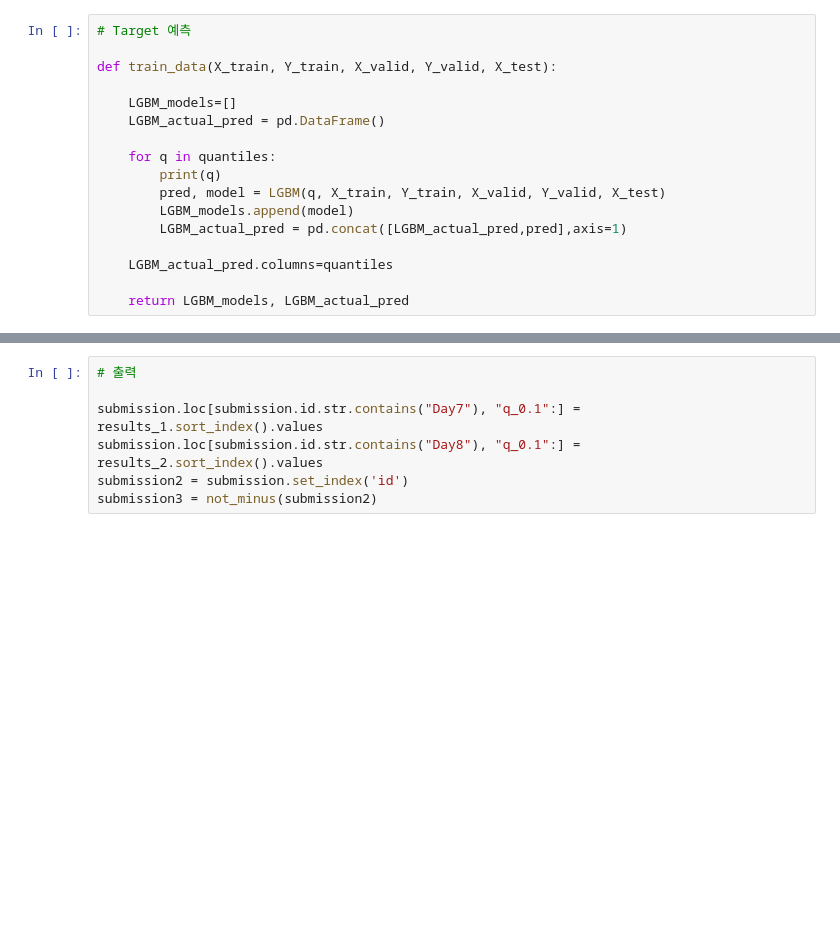
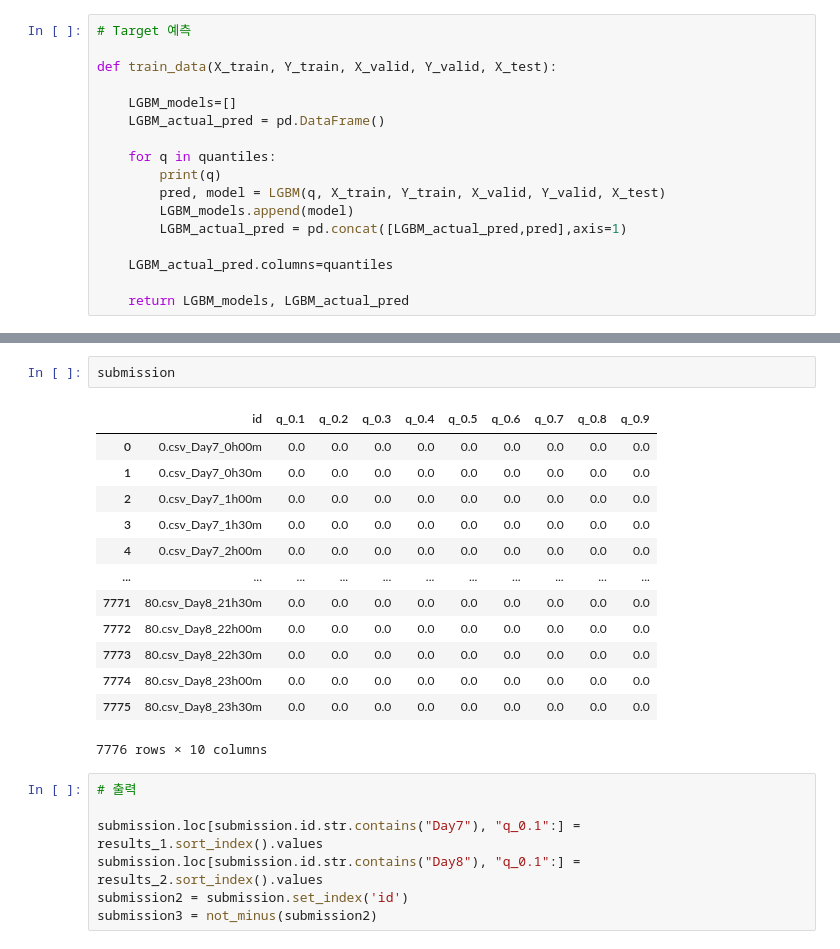
Before and after one commit to marvelous-koala/unlimited_power, a Jupyter notebook: 합치기_전_임시작업/MJ/절기/GHI.ipynb, the cells around one changed output, grey strips where cells are left out. Drawn from its saved outputs; the diff is of its cells as text; blank space fills up the shorter version.

```diff
--- a/합치기_전_임시작업/MJ/절기/GHI.ipynb
+++ b/합치기_전_임시작업/MJ/절기/GHI.ipynb
@@ -650,3 +773,19 @@ print(results_1.shape, results_2.shape)
+# %%
+submission
+# %% [output]
+|  | id | q_0.1 | q_0.2 | q_0.3 | q_0.4 | q_0.5 | q_0.6 | q_0.7 | q_0.8 | q_0.9 |
+| 0 | 0.csv_Day7_0h00m | 0.0 | 0.0 | 0.0 | 0.0 | 0.0 | 0.0 | 0.0 | 0.0 | 0.0 |
+| 1 | 0.csv_Day7_0h30m | 0.0 | 0.0 | 0.0 | 0.0 | 0.0 | 0.0 | 0.0 | 0.0 | 0.0 |
+| 2 | 0.csv_Day7_1h00m | 0.0 | 0.0 | 0.0 | 0.0 | 0.0 | 0.0 | 0.0 | 0.0 | 0.0 |
+| 3 | 0.csv_Day7_1h30m | 0.0 | 0.0 | 0.0 | 0.0 | 0.0 | 0.0 | 0.0 | 0.0 | 0.0 |
+| 4 | 0.csv_Day7_2h00m | 0.0 | 0.0 | 0.0 | 0.0 | 0.0 | 0.0 | 0.0 | 0.0 | 0.0 |
+| ... | ... | ... | ... | ... | ... | ... | ... | ... | ... | ... |
+| 7771 | 80.csv_Day8_21h30m | 0.0 | 0.0 | 0.0 | 0.0 | 0.0 | 0.0 | 0.0 | 0.0 | 0.0 |
+| 7772 | 80.csv_Day8_22h00m | 0.0 | 0.0 | 0.0 | 0.0 | 0.0 | 0.0 | 0.0 | 0.0 | 0.0 |
+| 7773 | 80.csv_Day8_22h30m | 0.0 | 0.0 | 0.0 | 0.0 | 0.0 | 0.0 | 0.0 | 0.0 | 0.0 |
+| 7774 | 80.csv_Day8_23h00m | 0.0 | 0.0 | 0.0 | 0.0 | 0.0 | 0.0 | 0.0 | 0.0 | 0.0 |
+| 7775 | 80.csv_Day8_23h30m | 0.0 | 0.0 | 0.0 | 0.0 | 0.0 | 0.0 | 0.0 | 0.0 | 0.0 |
+7776 rows × 10 columns
 # %%
 # 출력
 
```
Also changed, not shown: parts of 20 cells of this notebook, 1 other file.
